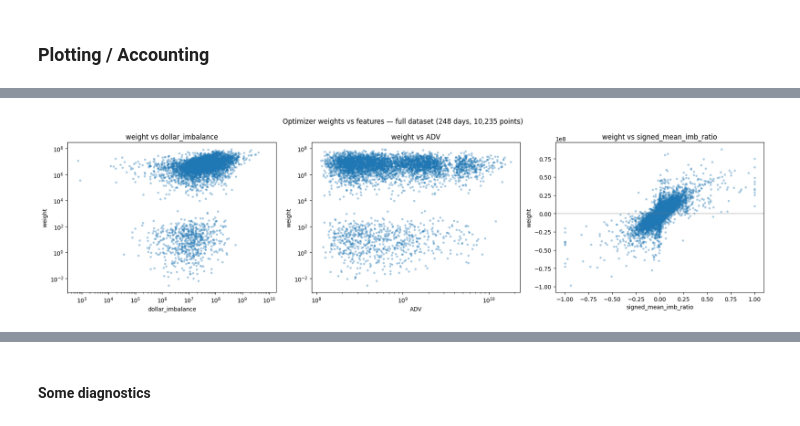
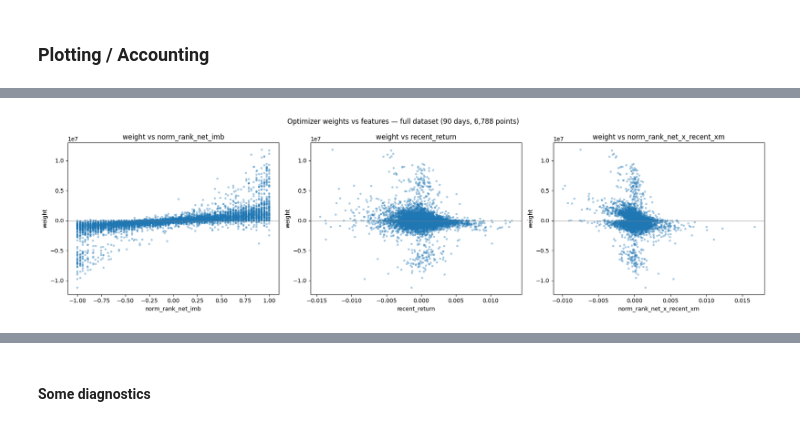
Before and after one commit to MichaelCusackNelkin/Summer_Research_2026, a Jupyter notebook: optimizer/optimal_portfolio.ipynb, the cells around one changed output, grey strips where cells are left out. Cells and saved outputs as stored; diff of their text form; code cells hidden in the pictures.

Commit message:
Saving and loading the improved multi-feature model. Fixing optimizer. tried changing the covariance to real-return, but broke. Will fix.

```diff
--- a/optimizer/optimal_portfolio.ipynb
+++ b/optimizer/optimal_portfolio.ipynb
@@ -30,7 +30,7 @@ print(f"CACHE_DIR: {CACHE_DIR}")
 
 with open("../universe.txt", "r") as f:
     UNIVERSE = [line.strip() for line in f]
-with open("../top_50_universe.txt", "r") as f:
+with open("../top_100_universe.txt", "r") as f:
     ACTIVE_SET = [s for s in [line.strip() for line in f] if s not in ['CRCL', 'OMDA']]
 START = "2025-06-11"
 END = "2026-06-11"
@@ -45,7 +45,7 @@ df_imbalance = (
         dataset=DATASET,
         schema="imbalance"
     )
-    .select(["ts_event", "symbol", "side", "total_imbalance_qty"])
+    .select(["ts_event", "symbol", "side", "total_imbalance_qty", "paired_qty", "ref_price"])
     .with_columns(
         pl.col('ts_event').dt.convert_time_zone("America/New_York"),
         pl.col("symbol").cast(pl.Categorical)
@@ -252,17 +230,17 @@ import cvxpy as cp
 import scipy
 
 class ForecastModel:
-    """Maps a day's features -> dense alpha vector aligned to `universe`. Missing names -> 0."""
-    def __init__(self, universe, beta_1):
+    def __init__(self, universe, model, features):
         self.universe = universe
         self.sym_idx_map = {s: i for i, s in enumerate(universe)}
-        self.beta_1 = beta_1
+        self.model = model
+        self.features = features
 
     def get_alpha(self, day_df: pl.DataFrame) -> np.ndarray:
-        """Gets the forecast mean return using beta_1. Does not include an intercept, so that 0 signal gets 0 forecast."""
         alpha = np.zeros(len(self.universe))
-        for symbol, signal in zip(day_df['symbol'], day_df["signed_mean_imb_ratio"]):
-            alpha[self.sym_idx_map[symbol]] = self.beta_1 * signal
+        preds = self.model.predict(day_df[self.features].to_numpy()).ravel()  # scaled inside pipeline
+        for symbol, p in zip(day_df["symbol"], preds):
+            alpha[self.sym_idx_map[symbol]] = p
         return alpha
 
 class CostModel:
@@ -326,11 +306,17 @@ Each trading day is an independent QP (the book is flat at every close), so the
 # %%
+import joblib
+
+# Load the model back into memory
+loaded_model = joblib.load("../forecast/ridge_pipe.joblib")
+features = ["norm_rank_net_imb", "recent_return", "norm_rank_net_x_recent_xm"]
+
 L = np.load("../covariance/loadings.npy")
 F = np.load("../covariance/factor_returns.npy")
 EPS_DIAG = np.load("../covariance/idiosyncratic_diag_vec.npy")
 SIGMA_F = np.load("../covariance/factor_cov_matrix.npy")
 SIGMA_R = np.load("../covariance/cov_matrix.npy")
 
-f_model = ForecastModel(ACTIVE_SET, beta_1 = res.params[0])
+f_model = ForecastModel(ACTIVE_SET, model=loaded_model, features=features)
 c_model = CostModel(ACTIVE_SET)
 # %%
 # --- Parallel daily solve (days are independent; book is flat at every close) ---
@@ -345,8 +331,8 @@ import warnings
 
 N_JOBS = max(1, os.cpu_count() - 2)
 COMMISSION_PER_SHARE = 0.0035
-LAMBDA = 1e-10                                  # Risk aversion per dollar, ~OOM of 1 / (capital * 1e-3).
-DAILY_DOLLAR_VOL_CAP = 0.0063 * 1e10            # 0.0063 * 1/lambda amount=> annual vol 10%. Real dollar pnl is sigma-bar (0.02) * cap.
+LAMBDA = 1e-9                                  # Risk aversion per dollar, ~OOM of 1 / (capital * 1e-3).
+DAILY_DOLLAR_VOL_CAP = 0.0063 * 1e9            # 0.0063 * 1/lambda amount=> annual vol 10%. Real dollar pnl is sigma-bar (0.02) * cap.
 
 def _solve_chunk(symbols, Sigma_r, Sigma_f, Loadings, eps_diag, lam, vol_cap, day_records):
     """One worker: compile the QP once, then warm-start through its chunk of days."""
@@ -362,7 +348,7 @@ def _split_contiguous(items, n):
 
 # Build per-day (alpha, cost) in the parent (cheap, vectorized) so workers receive
 # only small 1-D arrays; cov_matrix is auto-memmapped by loky and shared read-only.
-all_dates = data["date"].unique().sort().to_list()
+all_dates = test_data["date"].unique().sort().to_list()
 day_records = [
     (d, f_model.get_alpha(day), c_model.get_cost(day, COMMISSION_PER_SHARE))
     for d in all_dates
@@ -403,39 +389,35 @@ plt.show()
 # Scatter weights vs day features over the FULL dataset (all dates pooled)
 # Flatten {date: {symbol: w}} -> long frame, then join each day's features from `data`.
 w_long = pl.DataFrame(
     {
         "date": [d for d in weights for _ in weights[d]],
         "symbol": [s for d in weights for s in weights[d]],
         "weight": [wv for d in weights for wv in weights[d].values()],
     }
 ).with_columns(pl.col("symbol").cast(pl.Categorical))
 
 plot_df = data.join(w_long, on=["date", "symbol"], how="inner")
 
 weights_arr = plot_df["weight"].to_numpy()
-features = ["dollar_imbalance", "ADV", "signed_mean_imb_ratio"]
 log_x = {"dollar_imbalance", "ADV"}   # positive, span orders of magnitude; signed ratio stays linear
 
 fig, axes = plt.subplots(1, 3, figsize=(18, 5))
 for ax, feat in zip(axes, features):
-    if feat == "signed_mean_imb_ratio":
-        x = plot_df[feat].clip(-1,1).to_numpy()
-    else:
-        x = plot_df[feat].to_numpy()
+    x = plot_df[feat].to_numpy()
     ax.scatter(x, weights_arr, alpha=0.3, s=8)
     ax.axhline(0, color="grey", lw=0.5)
     if feat in log_x:
         ax.set_xscale("log")
         ax.set_yscale("log")
     ax.set_xlabel(feat)
     ax.set_ylabel("weight")
     ax.set_title(f"weight vs {feat}")
 
 fig.suptitle(f"Optimizer weights vs features — full dataset ({len(weights)} days, {len(plot_df):,} points)")
 fig.tight_layout()
 plt.show()
 # %% [output]
-[figure, old version]
+[figure, new version]
 # %%
 # Per-ticker scatters over the FULL dataset: Sharpe vs ADV, and mean GMV vs ADV.
 # Rebuilds per-name daily net PnL with the SAME cost model as the PnL cell below,
```
Also changed, not shown: parts of 17 cells of this notebook, 8 other files.
